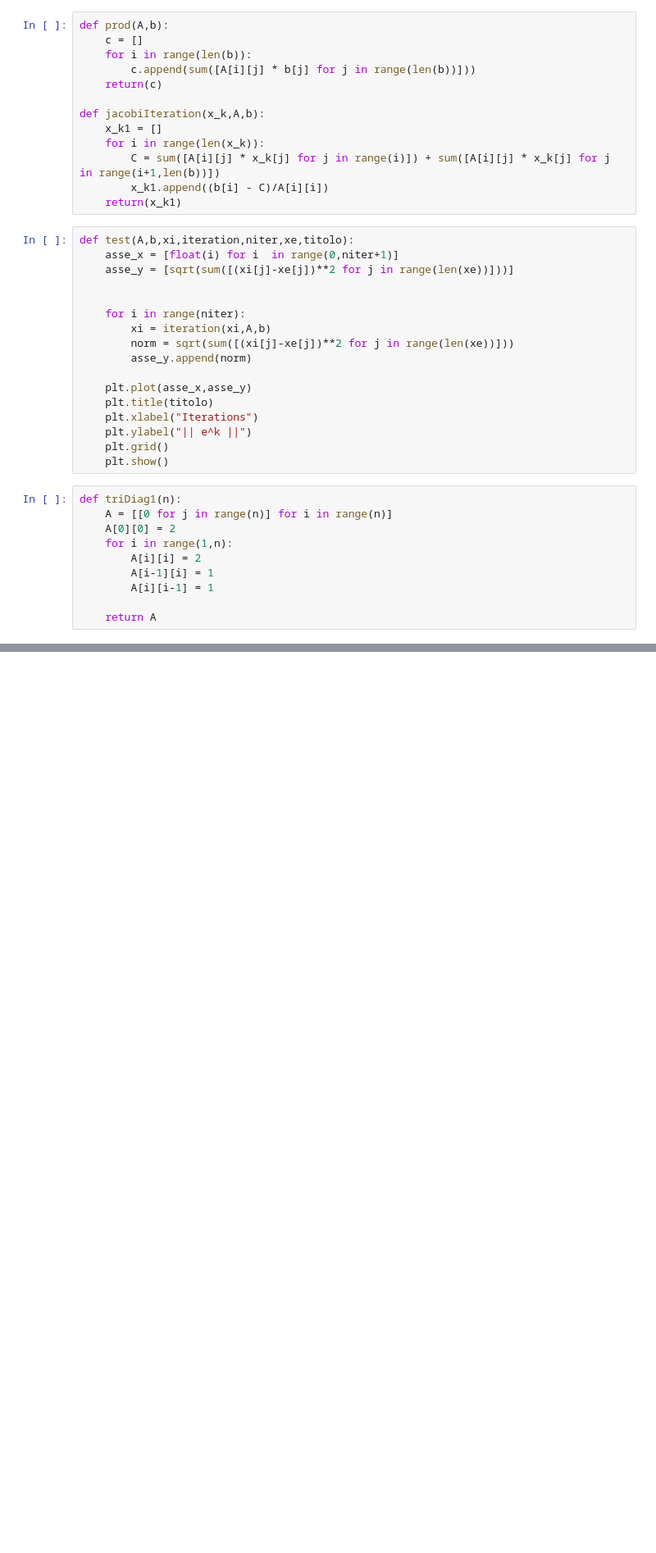
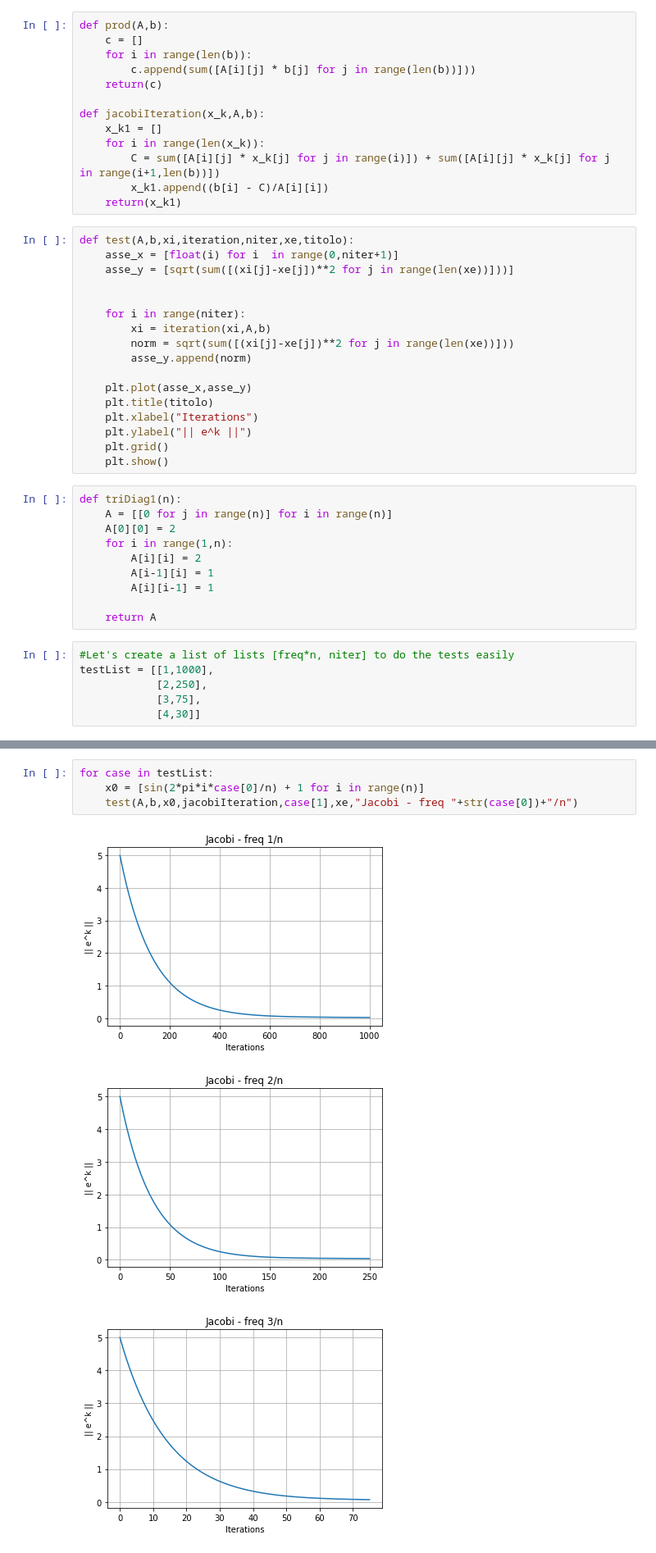
Before and after one commit to AMSC22-23/MultiGrid-Untila-Cecchettini-Capoferri, a Jupyter notebook: test_smoothers.ipynb, the cells around one changed output, grey strips where cells are left out. Shown: that part at 82% size. Cells and saved outputs as stored; diff of their text form; blank space fills up the shorter version.

```diff
--- a/test_smoothers.ipynb
+++ b/test_smoothers.ipynb
@@ -43,6 +43,12 @@ def triDiag1(n):
         A[i][i-1] = 1
 
     return A
+# %%
+#Let's create a list of lists [freq*n, niter] to do the tests easily
+testList = [[1,1000],
+            [2,250],
+            [3,75],
+            [4,30]]
 # %%
 n = 50
 A = triDiag1(n)
@@ -54,0 +61,8 @@ test(A,b,x0,jacobiIteration,4000,xe,"Jacobi")
+# %%
+for case in testList:
+    x0 = [sin(2*pi*i*case[0]/n) + 1 for i in range(n)]
+    test(A,b,x0,jacobiIteration,case[1],xe,"Jacobi - freq "+str(case[0])+"/n")
+# %% [output]
+[figure, added]
+[figure, added]
+[figure, added]
```
Also changed, not shown: parts of 2 cells of this notebook.
